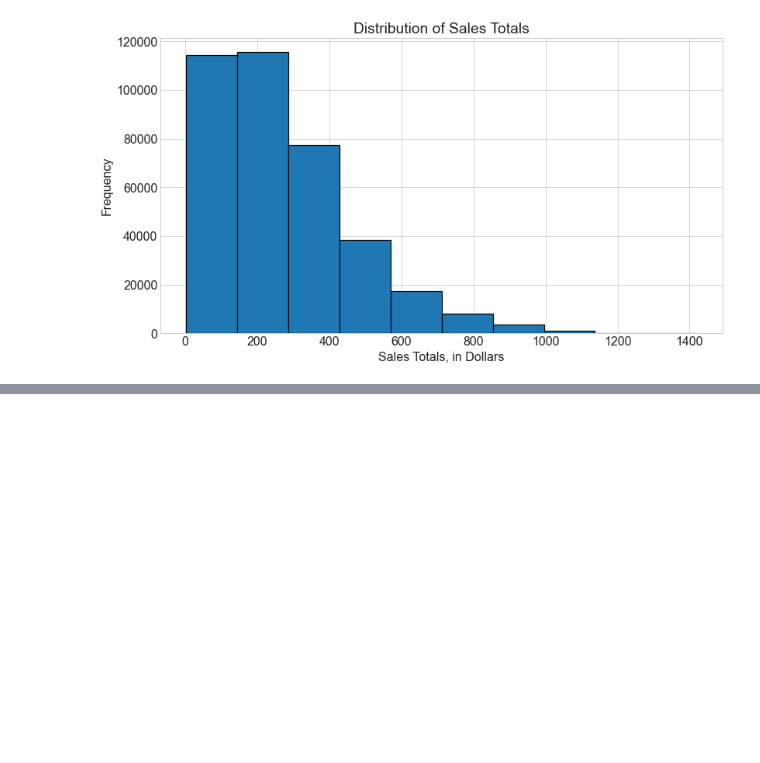
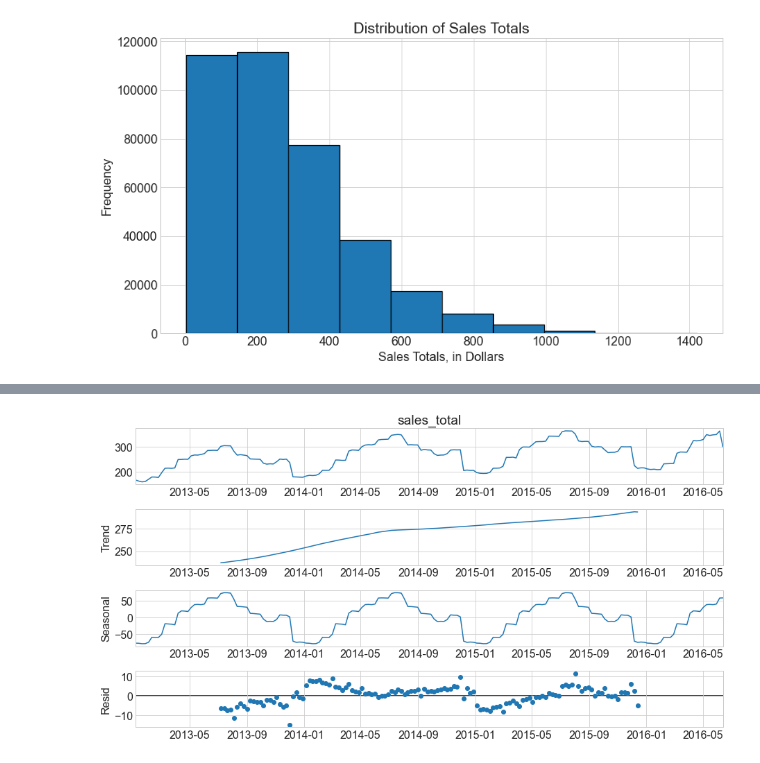
Before and after one commit to fred-lindsey/time_series, a Jupyter notebook: time_series_exploration.ipynb, the cells around one changed output, grey strips where cells are left out. Saved outputs shown, nothing was run; the diff lists cells and outputs as text; code cells hidden in the pictures; blank space fills up the shorter version.

```diff
--- a/time_series_exploration.ipynb
+++ b/time_series_exploration.ipynb
@@ -211,0 +269,6 @@ pd.plotting.autocorrelation_plot(y.resample('W').mean())
+# %%
+# the values from seasonal_decompose can then be plotted
+result.plot()
+None
+# %% [output]
+[figure, added]
```
Also changed, not shown: parts of 22 cells of this notebook, 1 other file.
